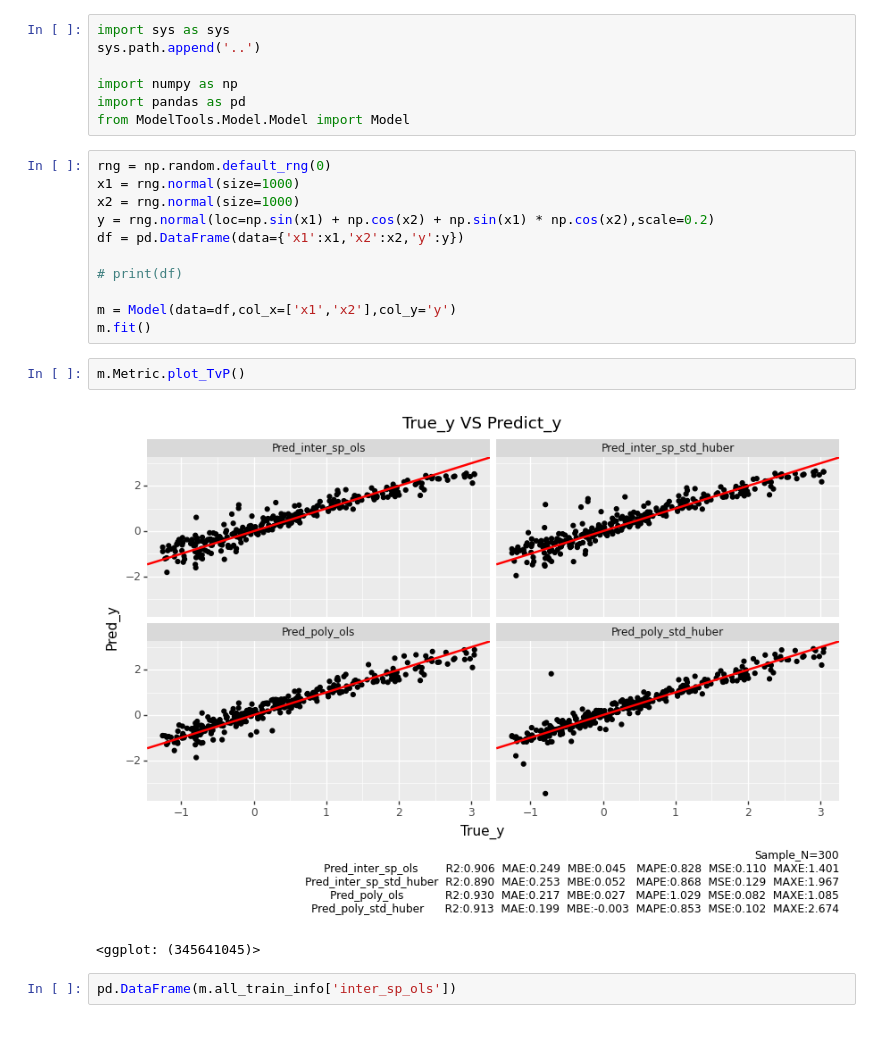
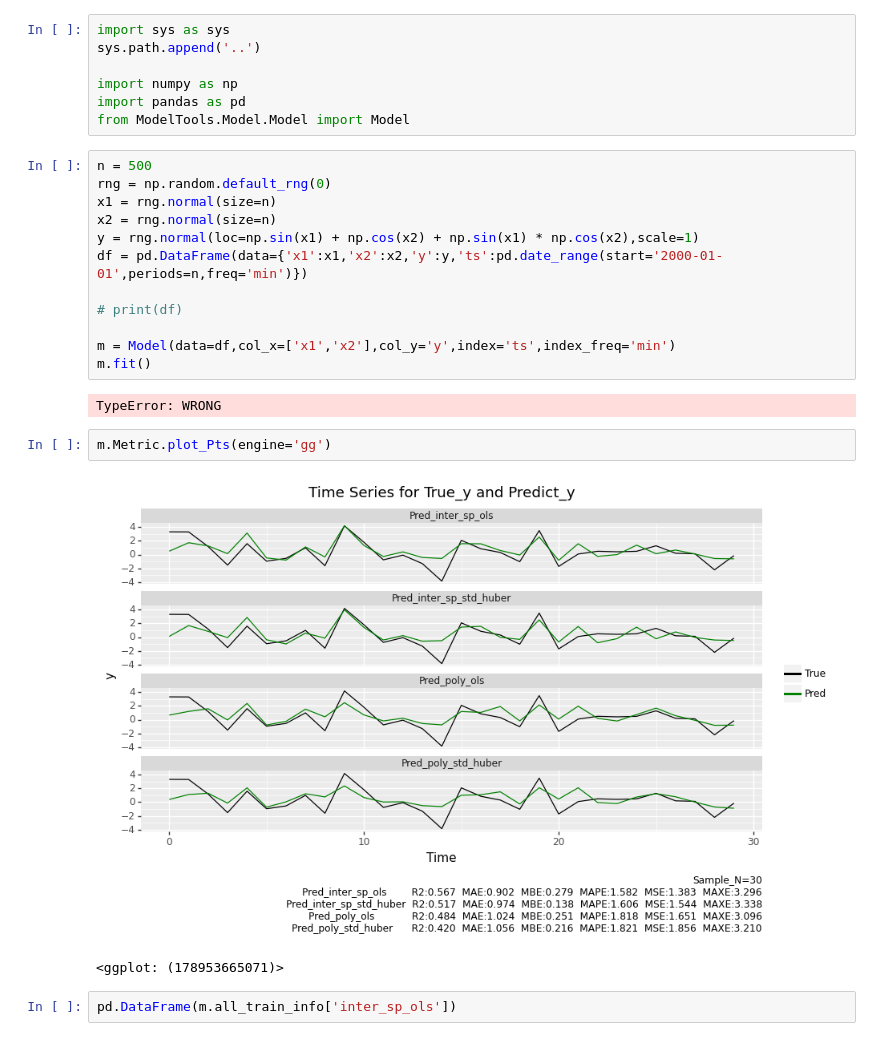
Before and after one commit to ShenhaoZhang/ModelTools, a Jupyter notebook: examples/exp_model.ipynb, the cells around one changed output. Drawn from its saved outputs; the diff is of its cells as text.

```diff
--- a/examples/exp_model.ipynb
+++ b/examples/exp_model.ipynb
@@ -6,21 +6,24 @@ import numpy as np
 import pandas as pd
 from ModelTools.Model.Model import Model
 # %%
+n = 500
 rng = np.random.default_rng(0)
-x1 = rng.normal(size=1000)
-x2 = rng.normal(size=1000)
-y = rng.normal(loc=np.sin(x1) + np.cos(x2) + np.sin(x1) * np.cos(x2),scale=0.2)
-df = pd.DataFrame(data={'x1':x1,'x2':x2,'y':y})
+x1 = rng.normal(size=n)
+x2 = rng.normal(size=n)
+y = rng.normal(loc=np.sin(x1) + np.cos(x2) + np.sin(x1) * np.cos(x2),scale=1)
+df = pd.DataFrame(data={'x1':x1,'x2':x2,'y':y,'ts':pd.date_range(start='2000-01-01',periods=n,freq='min')})
 
 # print(df)
 
-m = Model(data=df,col_x=['x1','x2'],col_y='y')
+m = Model(data=df,col_x=['x1','x2'],col_y='y',index='ts',index_freq='min')
 m.fit()
+# %% [output]
+TypeError: WRONG
 # %%
-m.Metric.plot_TvP()
+m.Metric.plot_Pts(engine='gg')
 # %% [output]
-[figure, old version]
+[figure, new version]
-<ggplot: (345641045)>
+<ggplot: (178953665071)>
 # %%
 pd.DataFrame(m.all_train_info['inter_sp_ols'])
 # %% [output]
```
Also changed, not shown: 4 other files.
